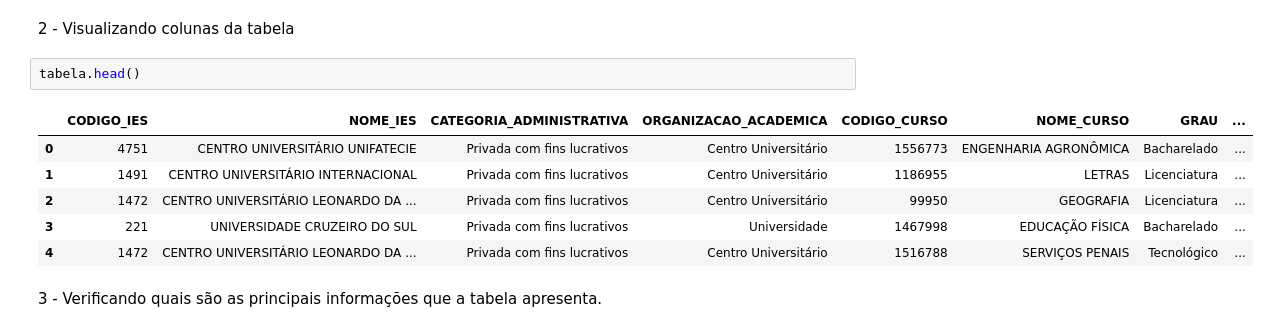
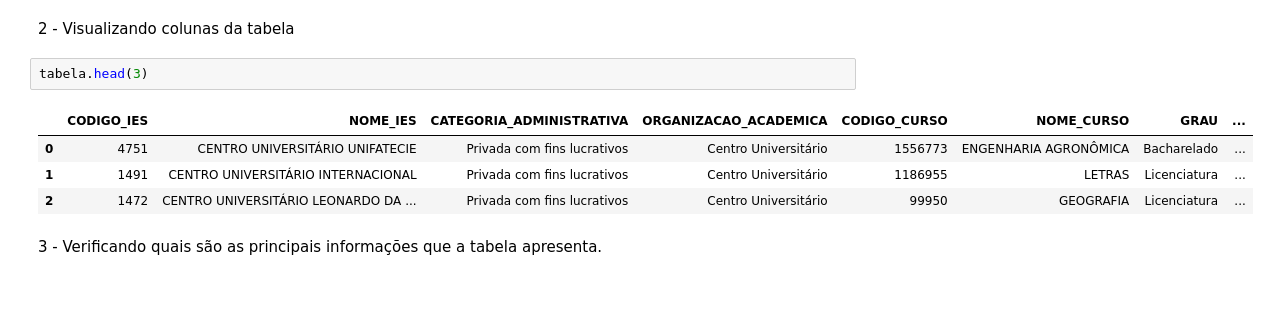
Before and after one commit to LucasPolicarpo-svg/Projeto_Final_Python, a Jupyter notebook: dados.ipynb, the cells around one changed output. Cells and saved outputs as stored; diff of their text form; blank space fills up the shorter version.

```diff
--- a/dados.ipynb
+++ b/dados.ipynb
@@ -24,14 +24,12 @@ display(tabela)
 # %% [markdown]
 2 - Visualizando colunas da tabela
 # %%
-tabela.head()
+tabela.head(3)
 # %% [output]
 |  | CODIGO_IES | NOME_IES | CATEGORIA_ADMINISTRATIVA | ORGANIZACAO_ACADEMICA | CODIGO_CURSO | NOME_CURSO | GRAU | ... |
 | 0 | 4751 | CENTRO UNIVERSITÁRIO UNIFATECIE | Privada com fins lucrativos | Centro Universitário | 1556773 | ENGENHARIA AGRONÔMICA | Bacharelado | ... |
 | 1 | 1491 | CENTRO UNIVERSITÁRIO INTERNACIONAL | Privada com fins lucrativos | Centro Universitário | 1186955 | LETRAS | Licenciatura | ... |
 | 2 | 1472 | CENTRO UNIVERSITÁRIO LEONARDO DA ... | Privada com fins lucrativos | Centro Universitário | 99950 | GEOGRAFIA | Licenciatura | ... |
-| 3 | 221 | UNIVERSIDADE CRUZEIRO DO SUL | Privada com fins lucrativos | Universidade | 1467998 | EDUCAÇÃO FÍSICA | Bacharelado | ... |
-| 4 | 1472 | CENTRO UNIVERSITÁRIO LEONARDO DA ... | Privada com fins lucrativos | Centro Universitário | 1516788 | SERVIÇOS PENAIS | Tecnológico | ... |
 # %% [markdown]
 3 - Verificando quais são as principais informações que a tabela apresenta.
 # %%
```
Also changed, not shown: parts of 24 cells of this notebook, 8 other files.
